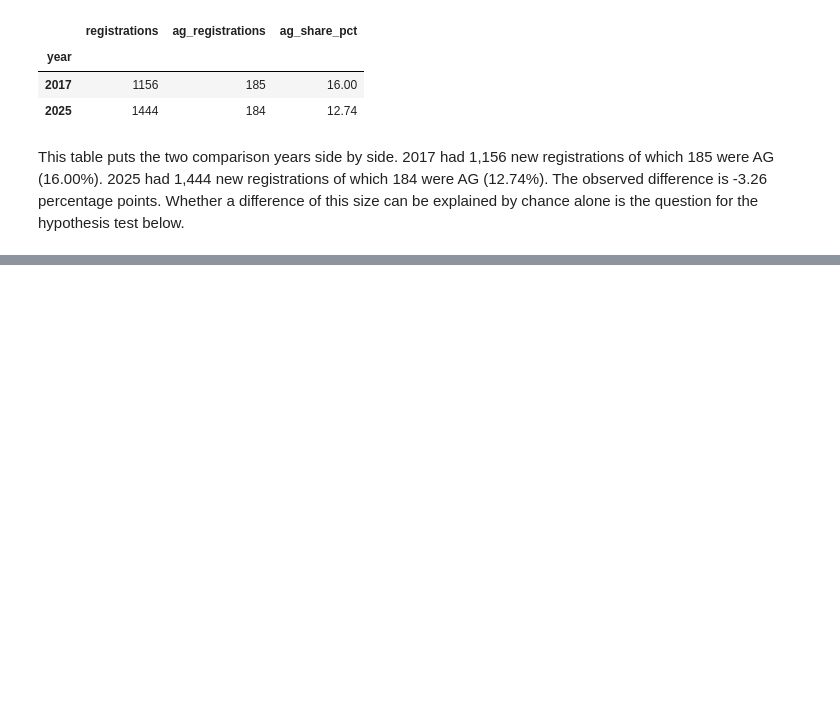
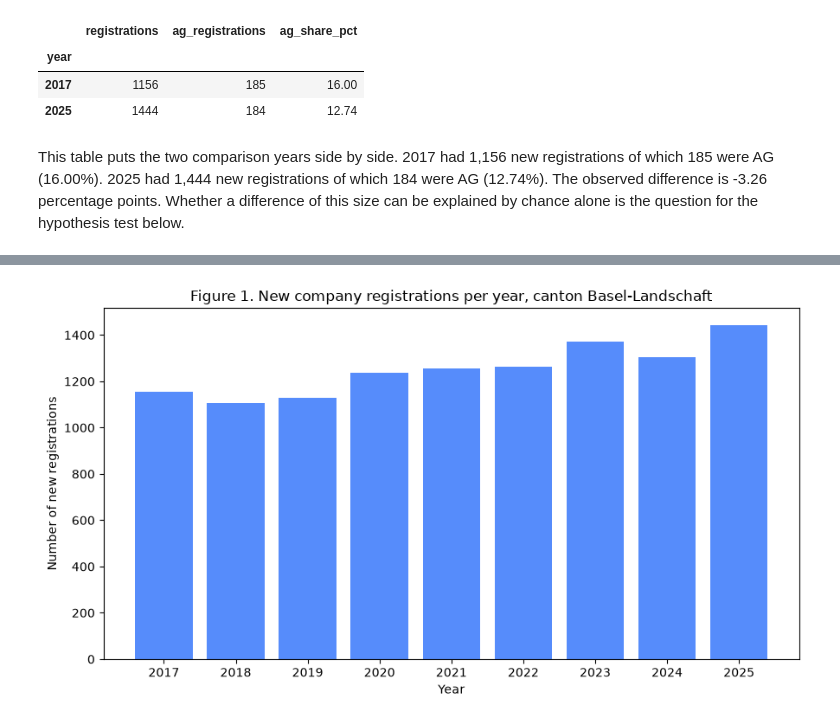
Before and after one commit to mauroreverberi/conduct-a-statistical-analysis-using-python, a Jupyter notebook: analysis.ipynb, the cells around one changed output, grey strips where cells are left out. Saved outputs shown, nothing was run; the diff lists cells and outputs as text; code cells hidden in the pictures; blank space fills up the shorter version.

Commit message:
Visualization added

```diff
--- a/analysis.ipynb
+++ b/analysis.ipynb
@@ -322,0 +327,10 @@ This table puts the two comparison years side by side. 2017 had 1,156 new regist
+# %%
+fig, ax = plt.subplots(figsize=(9, 5))
+ax.bar(yearly_counts.index.astype(str), yearly_counts.values)
+ax.set_title("Figure 1. New company registrations per year, canton Basel-Landschaft")
+ax.set_xlabel("Year")
+ax.set_ylabel("Number of new registrations")
+plt.tight_layout()
+plt.show()
+# %% [output]
+[figure, added]
```
Also changed, not shown: parts of 7 cells of this notebook.
